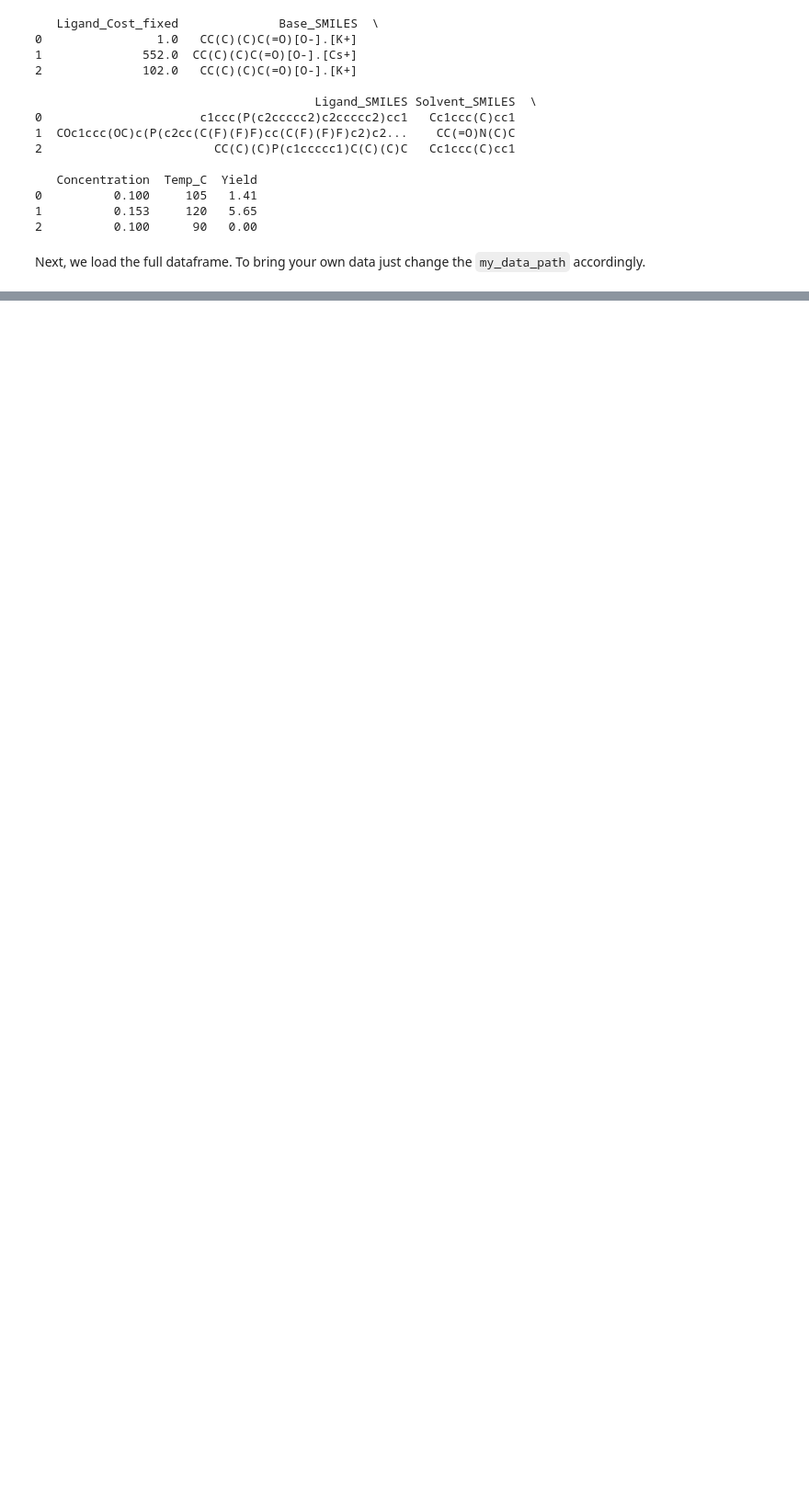
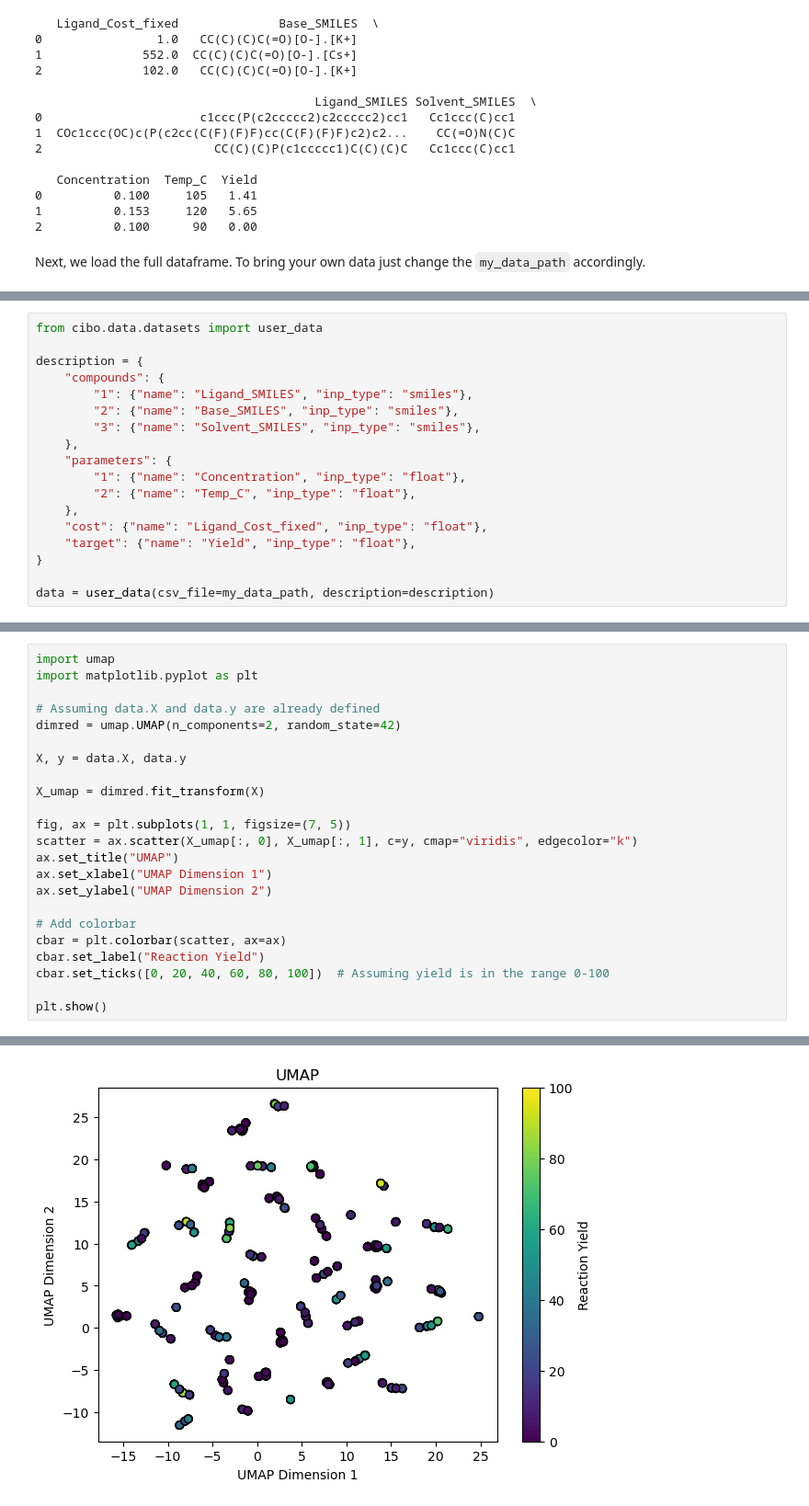
Before and after one commit to lcmd-epfl/cibo, a Jupyter notebook: tutorial.ipynb, the cells around one changed output, grey strips where cells are left out. Shown at 92% size. Drawn from its saved outputs; the diff is of its cells as text; blank space fills up the shorter version.

```diff
--- a/tutorial.ipynb
+++ b/tutorial.ipynb
@@ -528,0 +497,18 @@ Entries of X are not between 0 and 1. Adding MinMaxScaler to the pipeline.
+# %%
+from cibo.data.datasets import user_data
+
+description = {
+    "compounds": {
+        "1": {"name": "Ligand_SMILES", "inp_type": "smiles"},
+        "2": {"name": "Base_SMILES", "inp_type": "smiles"},
+        "3": {"name": "Solvent_SMILES", "inp_type": "smiles"},
+    },
+    "parameters": {
+        "1": {"name": "Concentration", "inp_type": "float"},
+        "2": {"name": "Temp_C", "inp_type": "float"},
+    },
+    "cost": {"name": "Ligand_Cost_fixed", "inp_type": "float"},
+    "target": {"name": "Yield", "inp_type": "float"},
+}
+
+data = user_data(csv_file=my_data_path, description=description)
@@ -528,0 +517,24 @@ Entries of X are not between 0 and 1. Adding MinMaxScaler to the pipeline.
+# %%
+import umap
+import matplotlib.pyplot as plt
+
+# Assuming data.X and data.y are already defined
+dimred = umap.UMAP(n_components=2, random_state=42)
+
+X, y = data.X, data.y
+
+X_umap = dimred.fit_transform(X)
+
+fig, ax = plt.subplots(1, 1, figsize=(7, 5))
+scatter = ax.scatter(X_umap[:, 0], X_umap[:, 1], c=y, cmap="viridis", edgecolor="k")
+ax.set_title("UMAP")
+ax.set_xlabel("UMAP Dimension 1")
+ax.set_ylabel("UMAP Dimension 2")
+
+# Add colorbar
+cbar = plt.colorbar(scatter, ax=ax)
+cbar.set_label("Reaction Yield")
+cbar.set_ticks([0, 20, 40, 60, 80, 100])  # Assuming yield is in the range 0-100
+
+plt.show()
+# %% [output]
@@ -528,0 +546 @@ Entries of X are not between 0 and 1. Adding MinMaxScaler to the pipeline.
+[figure, added]
```
Also changed, not shown: parts of 17 cells of this notebook, 1 other file.
